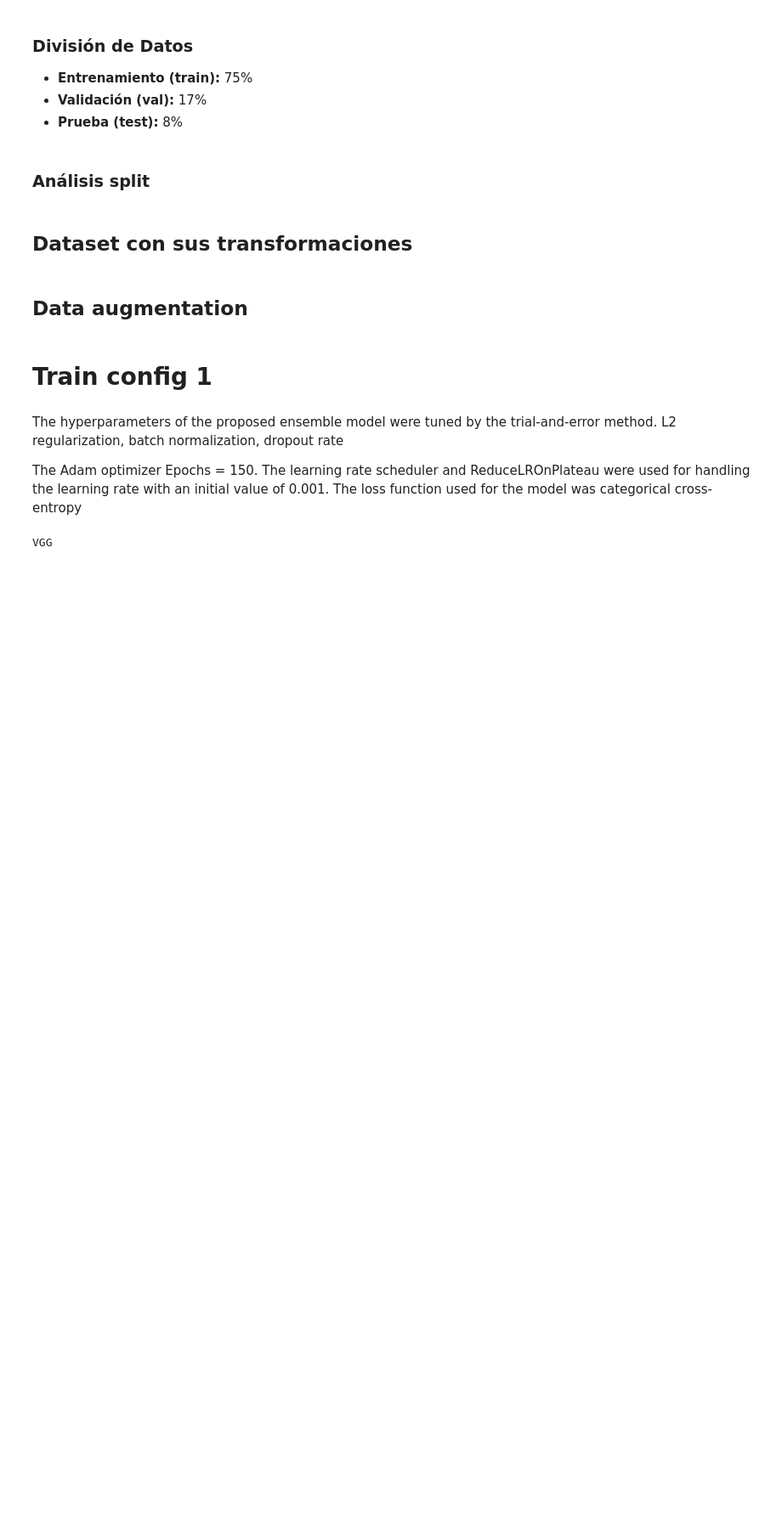
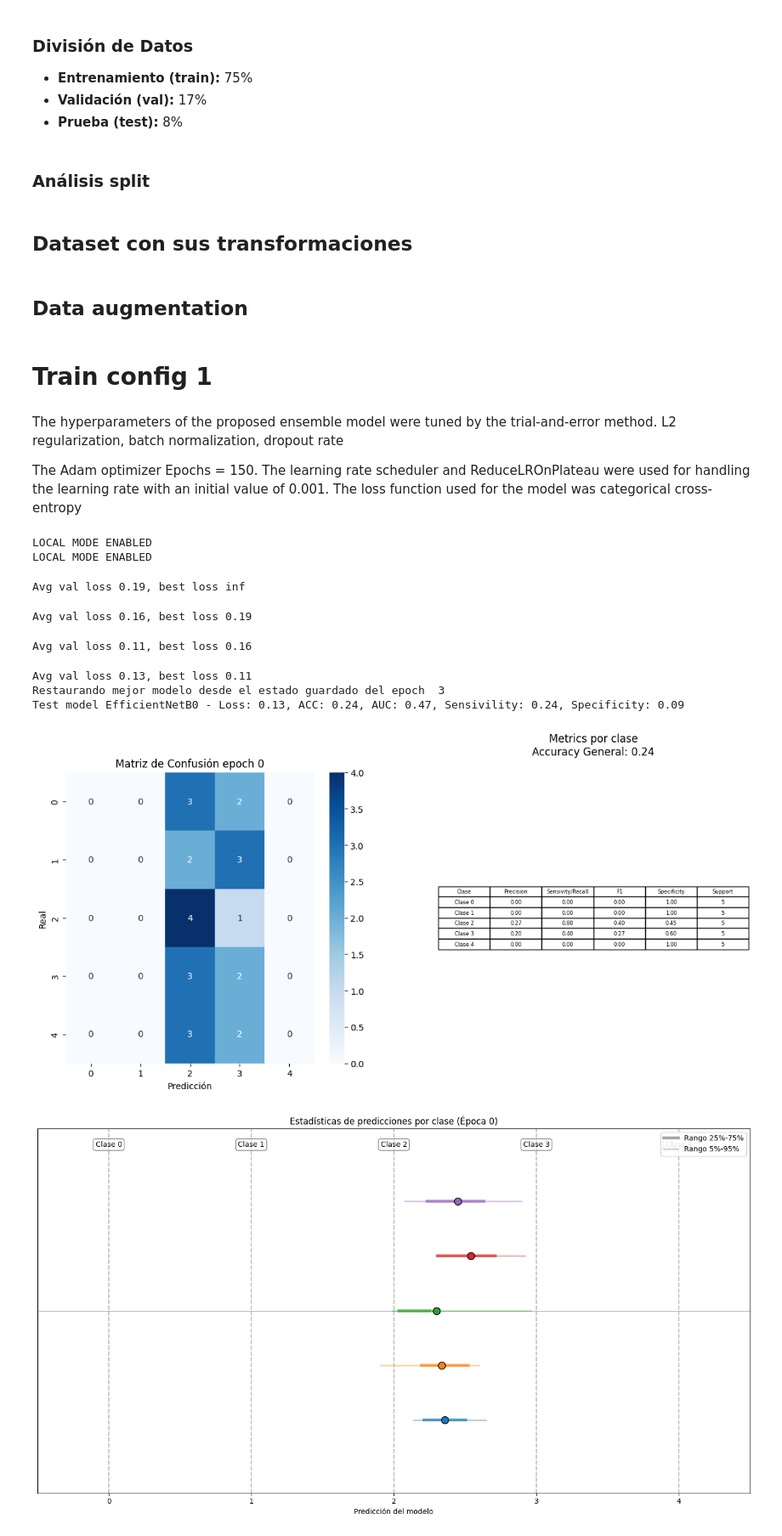
Before and after one commit to Tempus23/Radiography_TFG, a Jupyter notebook: Capitulo3.ipynb, the cells around one changed output. Shown at 85% size. Cells and saved outputs as stored; diff of their text form; code cells hidden in the pictures; blank space fills up the shorter version.

```diff
--- a/Capitulo3.ipynb
+++ b/Capitulo3.ipynb
@@ -580,12 +487,12 @@ def plot_training_history(history, model_name, experiment_name, save_model=None)
 # %%
-BATCH_SIZE = 4
-LEARNING_RATE = 0.0001
+BATCH_SIZE = 10
+LEARNING_RATE = 0.001
 FACTOR = 0.1
 L1 = 0
 L2 = 0
 PATIENCE = 8
 BETAS=(0.9, 0.999)
-LOCAL = False
+LOCAL = True
 # Regularización L1 y L2
 device = torch.device("cuda" if torch.cuda.is_available() else "cpu")
 # wandb 254f72e7bdeec44797ba1b2a91ebbc63900b89f4
@@ -593,21 +500,23 @@ DATASET_PATH = 'dataset/experimento1/augmented_oai'
 train_dataset = DatasetExperiment1('train', batch_size=BATCH_SIZE, local=LOCAL,grey=False, path = DATASET_PATH)
 val_dataset = DatasetExperiment1('val', batch_size=BATCH_SIZE, local=LOCAL, grey=False, path = DATASET_PATH)
 #model =ResNet18_v2(n_classes = 5)
-#model = Ensembling(num_classes = 5, pretrained=False)
-vgg16 = r'dataset\mendeleyOAI_dataset\ClsKLData\models\model_best\vgg16\vgg-16-SGD-0\5-0.64-0.671-0.585.pth'
-vgg16_2 = r'dataset\mendeleyOAI_dataset\ClsKLData\models\model_best\vgg16\vgg-16-SGD-1\6-0.662-0.685-0.441.pth'
-vgg19 = r'dataset\mendeleyOAI_dataset\ClsKLData\models\model_best\vgg16\vgg-16bn-SGD-1\10-0.65-0.684-0.497.pth'
-resnet = r'dataset\mendeleyOAI_dataset\ClsKLData\models\model_best\resnet18\resnet-18-SGD-1\5-0.637-0.667-0.609.pth'
-
-model = torch.load(vgg19, map_location=device)
-print(model.__class__.__name__)
-if model.__class__.__name__ == 'VGG':
-    model.avgpool = torch.nn.AdaptiveAvgPool2d((7, 7))  # Tamaño estándar para VGG
-if model.__class__.__name__ == 'DenseNet':
-    pass
 
 
+model = EfficientNetB0(num_classes = 1, pretrained = True)
+
 device = torch.device("cuda" if torch.cuda.is_available() else "cpu")
-trainer = Classification(model, device, L1=L1, L2=L2, lr=LEARNING_RATE, factor=FACTOR, patience=PATIENCE, betas=BETAS)
+trainer = Regression(model, device, L1=L1, L2=L2, lr=LEARNING_RATE, factor=FACTOR, patience=PATIENCE, betas=BETAS)
 # %% [output]
-VGG
+LOCAL MODE ENABLED
+LOCAL MODE ENABLED
+# %%
+train_model(model, trainer, train_dataset, val_dataset, epochs=4, device=device, save_model = "reg_origOAI", name="reg_origOAI", wdb=False , local= False, early_stopping_patience=10)
+# %% [output]
+Avg val loss 0.19, best loss inf
+Avg val loss 0.16, best loss 0.19
+Avg val loss 0.11, best loss 0.16
+Avg val loss 0.13, best loss 0.11
+Restaurando mejor modelo desde el estado guardado del epoch  3
+Test model EfficientNetB0 - Loss: 0.13, ACC: 0.24, AUC: 0.47, Sensivility: 0.24, Specificity: 0.09
+[figure, added]
+[figure, added]
```
Also changed, not shown: parts of 6 cells of this notebook, 14 other files.
